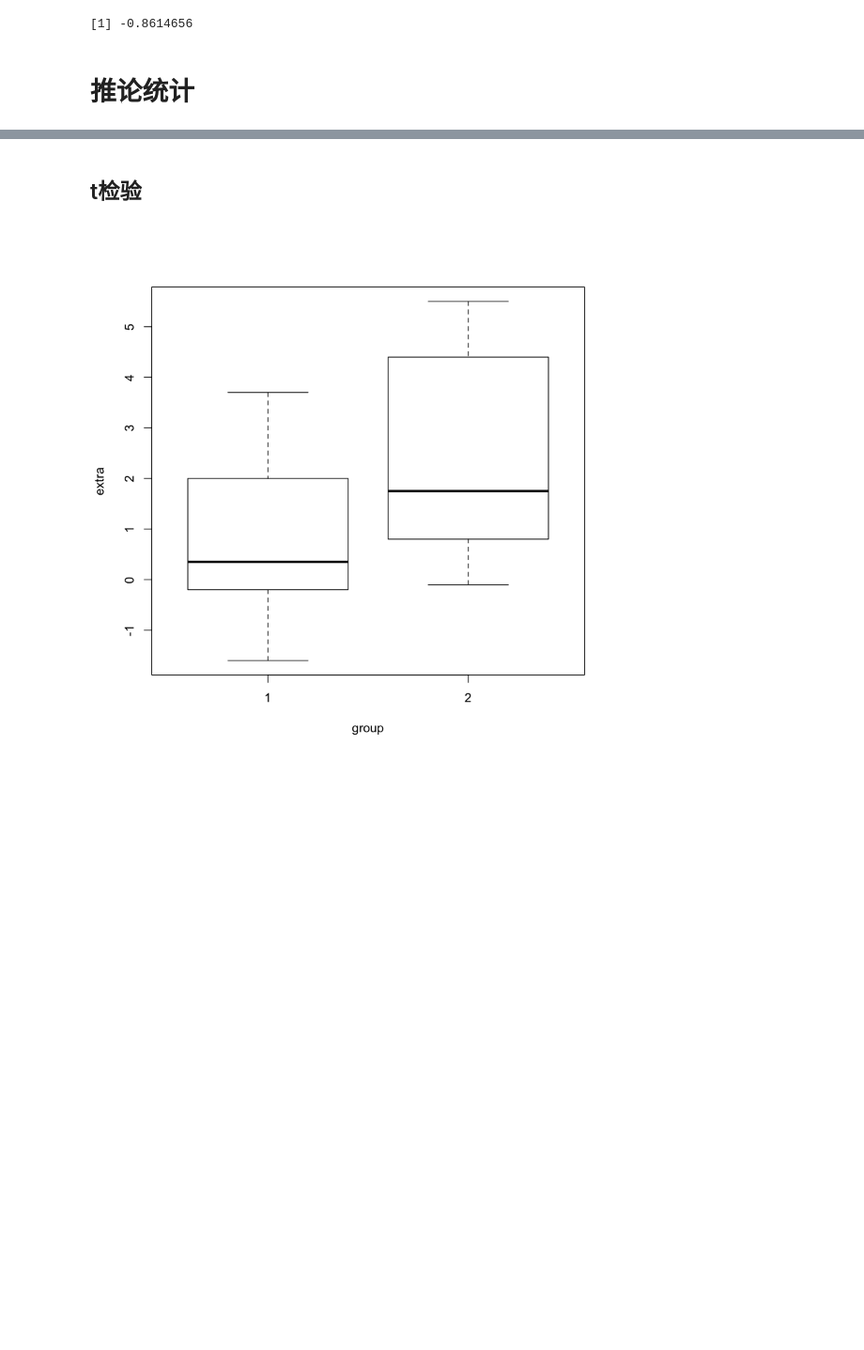
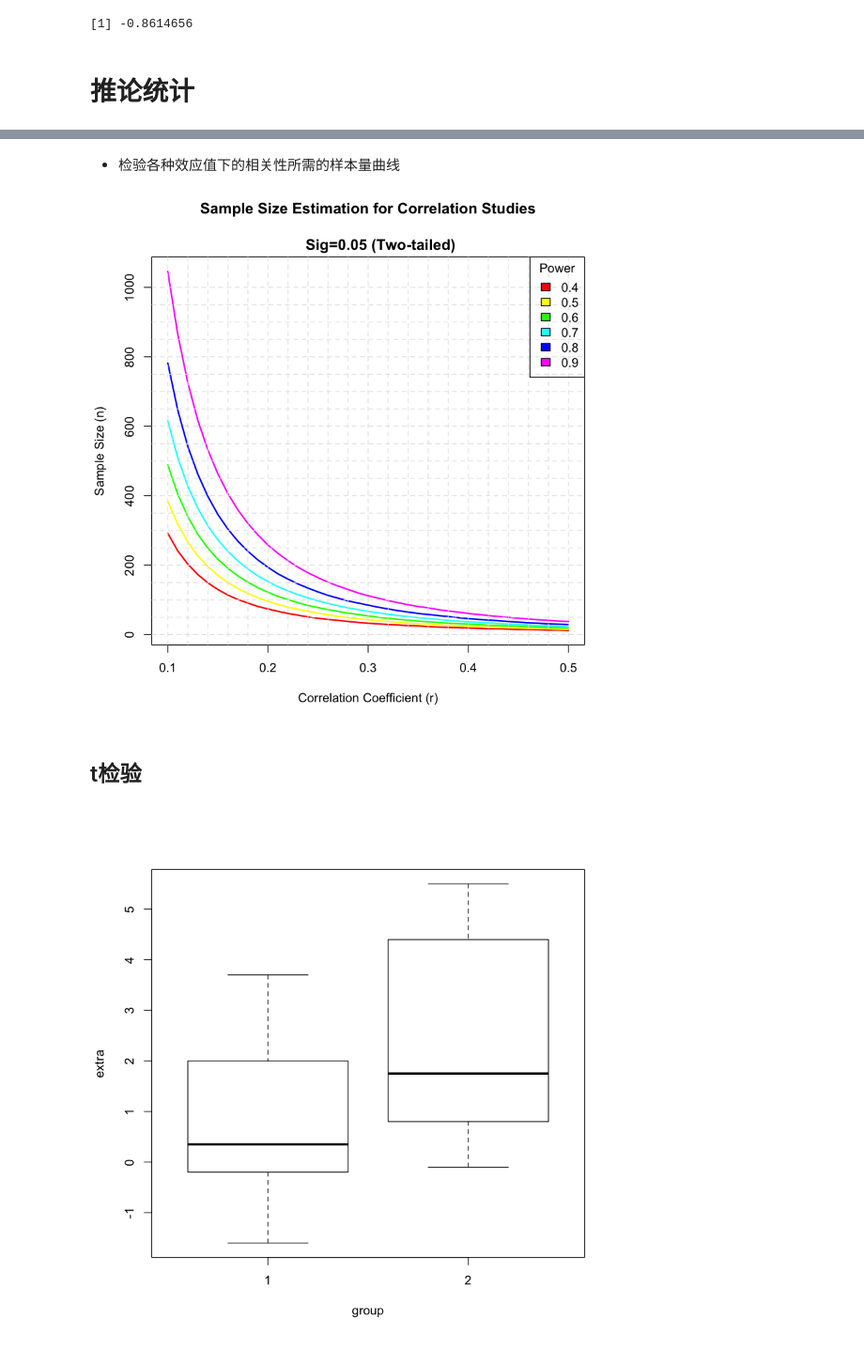
Before and after one commit to Sanningw/ML-and-DL, a Jupyter notebook: math/Statistics/R/stats.ipynb, the cells around one changed output, grey strips where cells are left out. Shown: that part at 94% size. Saved outputs shown, nothing was run; the diff lists cells and outputs as text; code cells hidden in the pictures; blank space fills up the shorter version.

```diff
--- a/math/Statistics/R/stats.ipynb
+++ b/math/Statistics/R/stats.ipynb
@@ -110,3 +186,42 @@ paste(mean(x), sd(x))
+# %% [markdown]
++ 检验各种效应值下的相关性所需的样本量曲线
+# %%
+#获取相关系数(r)和功效值(p)
+r <- seq(.1,.5,.01)
+nr <- length(r)
+p <- seq(.4,.9,.1)
+np <- length(p)
+# 获取样本量大小
+samsize <- array(numeric(nr*np), dim=c(nr,np))
+for (i in 1:np){
+  for (j in 1:nr){
+    result <- pwr.r.test(n = NULL, r = r[j],
+                         sig.level = .05, power = p[i],
+                         alternative = "two.sided")
+    samsize[j,i] <- ceiling(result$n)
+  }
+}
+#创建图形
+xrange <- range(r)
+yrange <- round(range(samsize))
+colors <- rainbow(length(p))
+plot(xrange, yrange, type="n",
+     xlab="Correlation Coefficient (r)",
+     ylab="Sample Size (n)" )
+#添加功效曲线
+for (i in 1:np){
+  lines(r, samsize[,i], type="l", lwd=2, col=colors[i])
+}
+#添加网格线
+abline(v=0, h=seq(0,yrange[2],50), lty=2, col="grey89")
+abline(h=0, v=seq(xrange[1],xrange[2],.02), lty=2, col="gray89")
+#添加注释
+title("Sample Size Estimation for Correlation Studies\n
+      Sig=0.05 (Two-tailed)")
+legend("topright", title="Power", as.character(p),
+       fill=colors)
+# %% [output]
+[figure, added]
 # %% [markdown]
 ## t检验
 # %%
```
Also changed, not shown: parts of 12 cells of this notebook, 1 other file.
